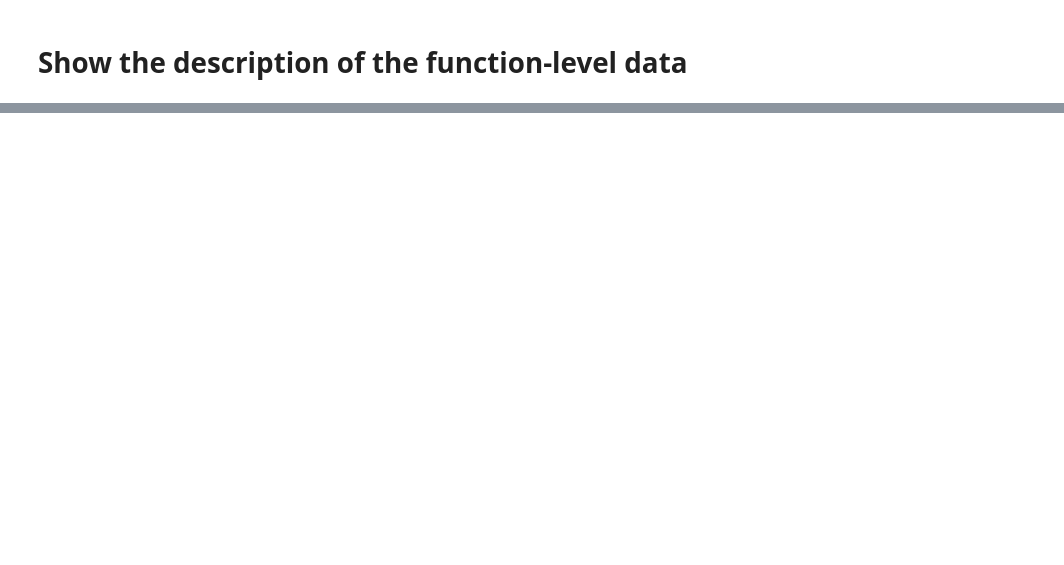
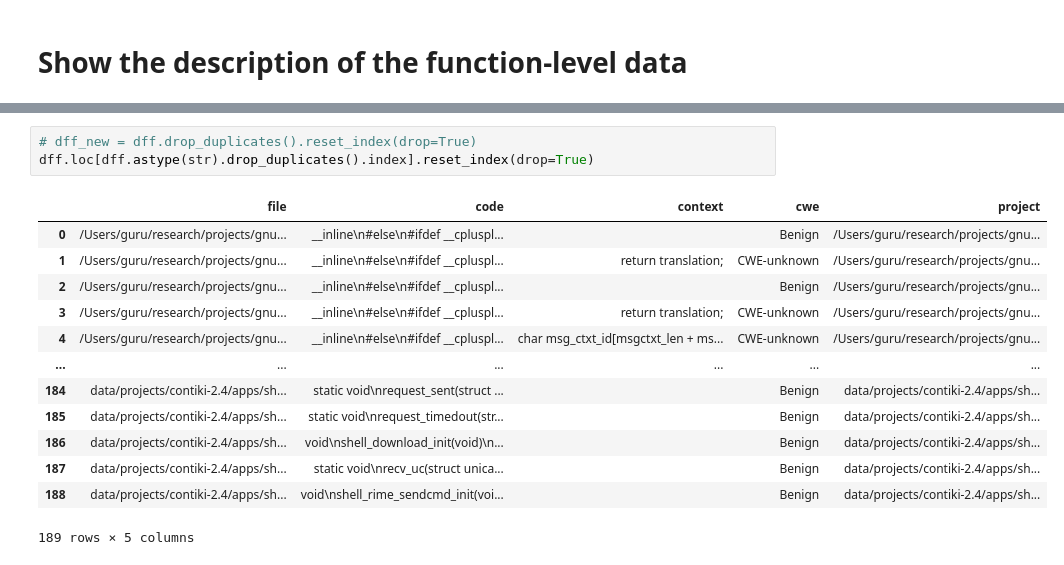
Before and after one commit to SmartSecLab/IoTvulCode, a Jupyter notebook: notebooks/stat.ipynb, the cells around one changed output, grey strips where cells are left out. Saved outputs shown, nothing was run; the diff lists cells and outputs as text; blank space fills up the shorter version.

```diff
--- a/notebooks/stat.ipynb
+++ b/notebooks/stat.ipynb
@@ -388,0 +416,17 @@ Size of unique functions: 146
+# %%
+# dff_new = dff.drop_duplicates().reset_index(drop=True)
+dff.loc[dff.astype(str).drop_duplicates().index].reset_index(drop=True)
+# %% [output]
+|  | file | code | context | cwe | project |
+| 0 | /Users/guru/research/projects/gnu... | __inline\n#else\n#ifdef __cpluspl... |  | Benign | /Users/guru/research/projects/gnu... |
+| 1 | /Users/guru/research/projects/gnu... | __inline\n#else\n#ifdef __cpluspl... | return translation; | CWE-unknown | /Users/guru/research/projects/gnu... |
+| 2 | /Users/guru/research/projects/gnu... | __inline\n#else\n#ifdef __cpluspl... |  | Benign | /Users/guru/research/projects/gnu... |
+| 3 | /Users/guru/research/projects/gnu... | __inline\n#else\n#ifdef __cpluspl... | return translation; | CWE-unknown | /Users/guru/research/projects/gnu... |
+| 4 | /Users/guru/research/projects/gnu... | __inline\n#else\n#ifdef __cpluspl... | char msg_ctxt_id[msgctxt_len + ms... | CWE-unknown | /Users/guru/research/projects/gnu... |
+| ... | ... | ... | ... | ... | ... |
+| 184 | data/projects/contiki-2.4/apps/sh... | static void\nrequest_sent(struct ... |  | Benign | data/projects/contiki-2.4/apps/sh... |
+| 185 | data/projects/contiki-2.4/apps/sh... | static void\nrequest_timedout(str... |  | Benign | data/projects/contiki-2.4/apps/sh... |
+| 186 | data/projects/contiki-2.4/apps/sh... | void\nshell_download_init(void)\n... |  | Benign | data/projects/contiki-2.4/apps/sh... |
+| 187 | data/projects/contiki-2.4/apps/sh... | static void\nrecv_uc(struct unica... |  | Benign | data/projects/contiki-2.4/apps/sh... |
+| 188 | data/projects/contiki-2.4/apps/sh... | void\nshell_rime_sendcmd_init(voi... |  | Benign | data/projects/contiki-2.4/apps/sh... |
+189 rows × 5 columns
```
Also changed, not shown: parts of 23 cells of this notebook, 3 other files.
